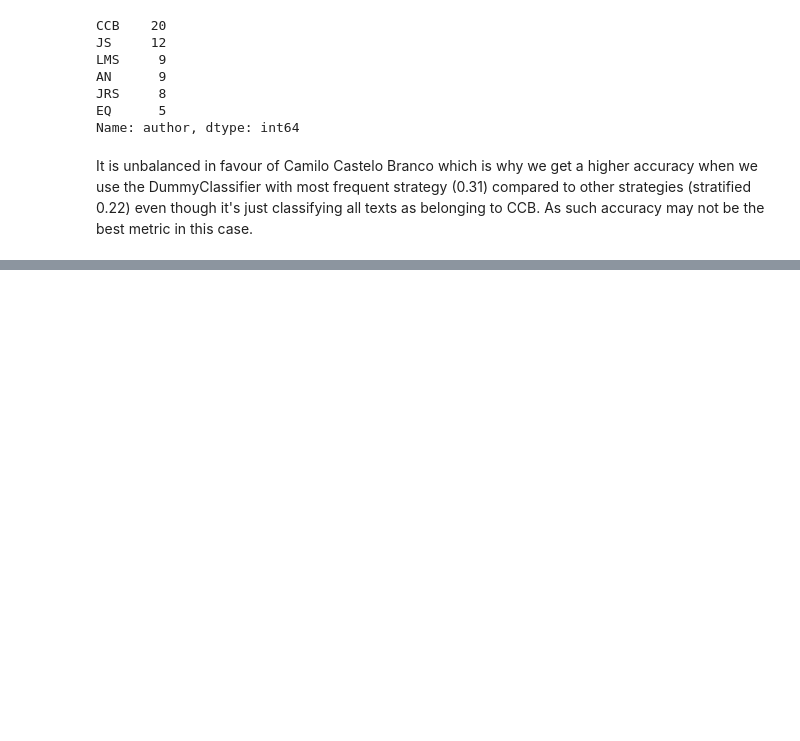
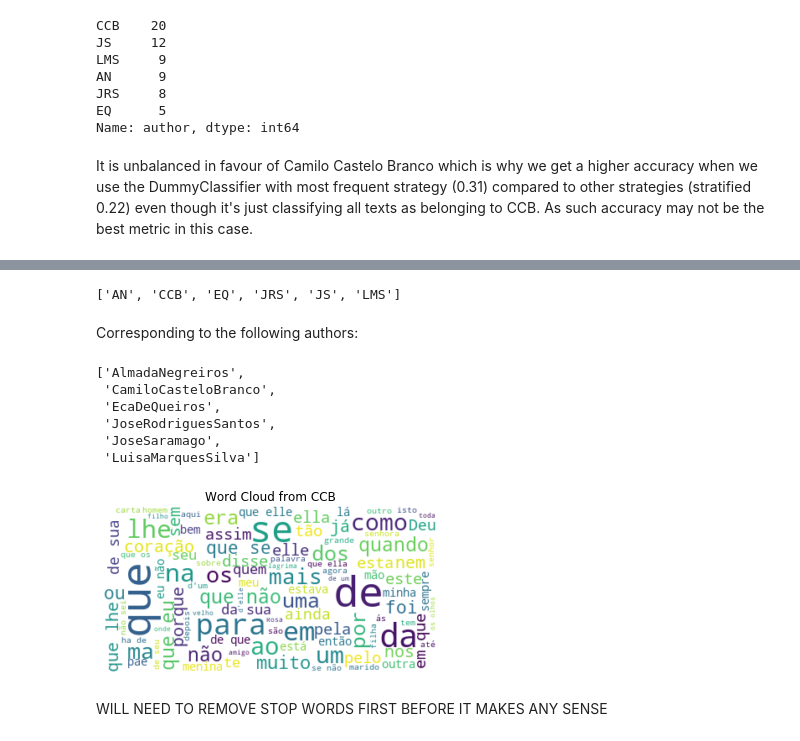
Before and after one commit to NOVAIMS-DataScienceMasters/TextMiningFinalProject, a Jupyter notebook: DataPreProcessing.ipynb, the cells around one changed output, grey strips where cells are left out. Drawn from its saved outputs; the diff is of its cells as text; code cells hidden in the pictures; blank space fills up the shorter version.

Commit message:
Word Cloud

```diff
--- a/DataPreProcessing.ipynb
+++ b/DataPreProcessing.ipynb
@@ -202,0 +216,35 @@ It is unbalanced in favour of Camilo Castelo Branco which is why we get a higher
+# %%
+authors_sigla
+# %% [output]
+['AN', 'CCB', 'EQ', 'JRS', 'JS', 'LMS']
+# %% [markdown]
+Corresponding to the following authors:
+# %%
+authors
+# %% [output]
+['AlmadaNegreiros',
+ 'CamiloCasteloBranco',
+ 'EcaDeQueiros',
+ 'JoseRodriguesSantos',
+ 'JoseSaramago',
+ 'LuisaMarquesSilva']
+# %%
+def word_cloud(author):
+    word_cloud = " ".join(traindf[traindf['author']==author]['text'])
+
+
+    # Create and generate a word cloud image:
+    wordcloud = WordCloud(max_font_size=50, max_words=100, background_color="white").generate(word_cloud)
+    # Display the generated image:
+    plt.figure()
+    plt.title('Word Cloud from ' + author)
+    plt.imshow(wordcloud, interpolation="bilinear")
+    plt.axis("off")
+    plt.show()
+
+
+word_cloud('CCB')
+# %% [output]
+[figure, added]
+# %% [markdown]
+WILL NEED TO REMOVE STOP WORDS FIRST BEFORE IT MAKES ANY SENSE
```
Also changed, not shown: parts of 5 cells of this notebook.
